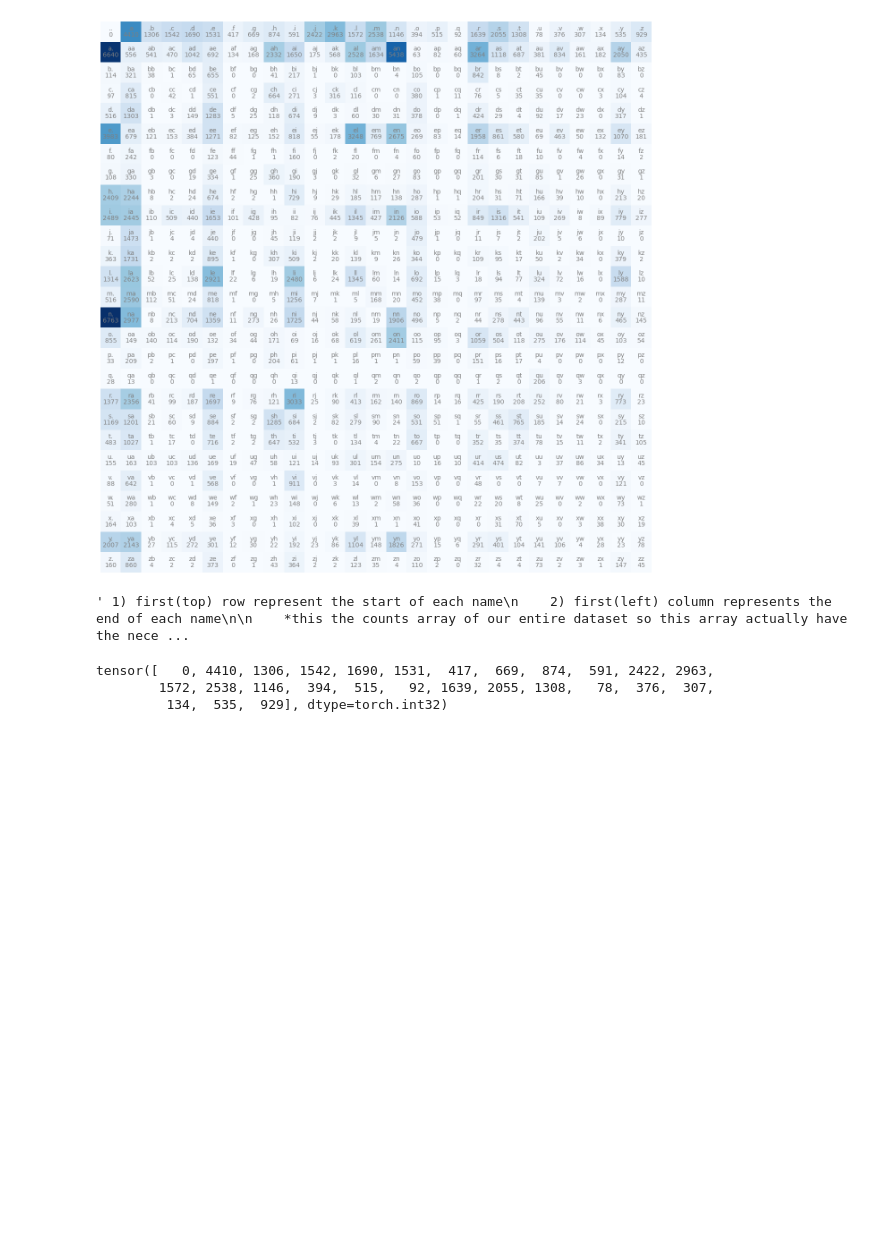
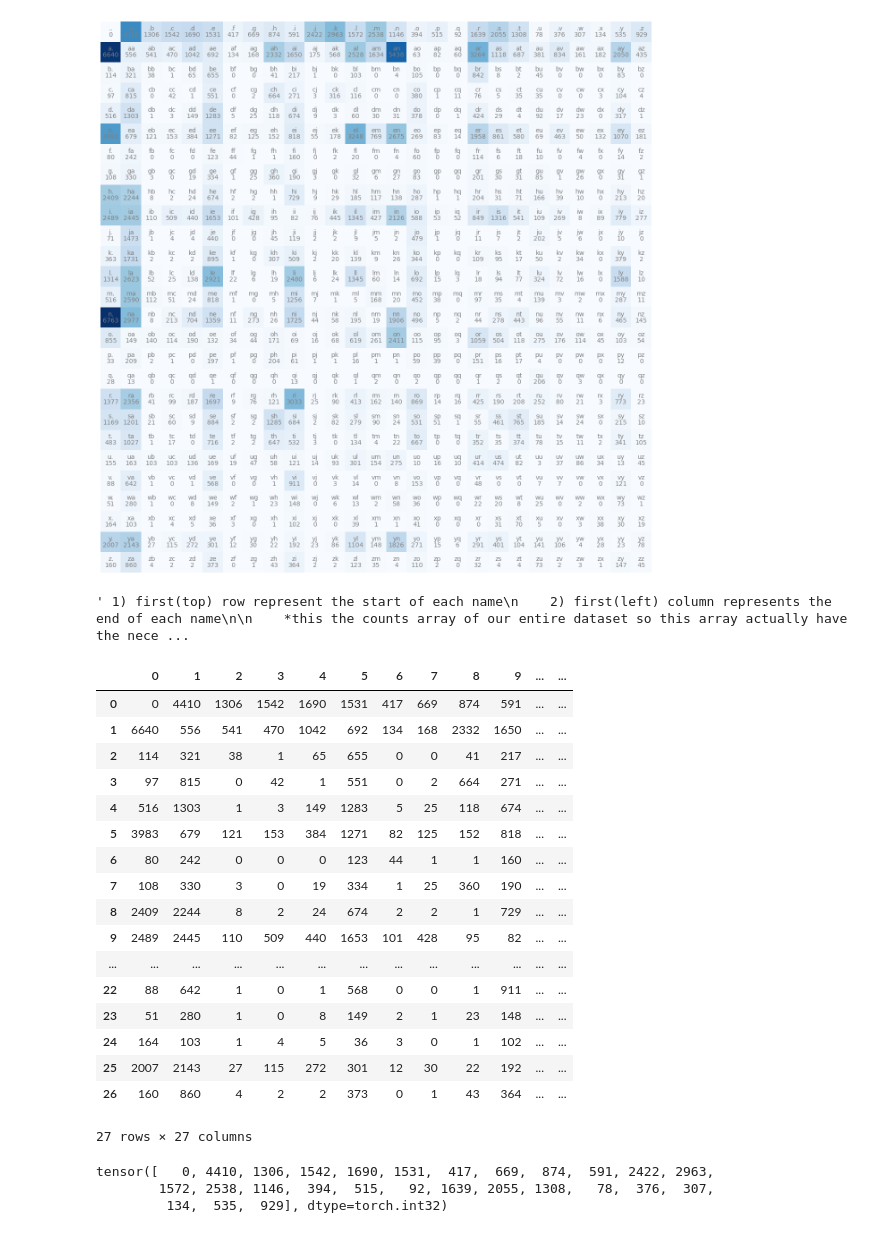
Before and after one commit to vinayvaida27/Transformer, a Jupyter notebook: makemore.ipynb, the cells around one changed output. Drawn from its saved outputs; the diff is of its cells as text; code cells hidden in the pictures; blank space fills up the shorter version.

```diff
--- a/makemore.ipynb
+++ b/makemore.ipynb
@@ -381,6 +383,28 @@ plt.show()
     """
 # %% [output]
 ' 1) first(top) row represent the start of each name\n    2) first(left) column represents the end of each name\n\n    *this the counts array of our entire dataset so this array actually have the nece ...
+# %%
+import pandas as pd
+pd.DataFrame(N)
+# %% [output]
+|  | 0 | 1 | 2 | 3 | 4 | 5 | 6 | 7 | 8 | 9 | ... | ... |
+| 0 | 0 | 4410 | 1306 | 1542 | 1690 | 1531 | 417 | 669 | 874 | 591 | ... | ... |
+| 1 | 6640 | 556 | 541 | 470 | 1042 | 692 | 134 | 168 | 2332 | 1650 | ... | ... |
+| 2 | 114 | 321 | 38 | 1 | 65 | 655 | 0 | 0 | 41 | 217 | ... | ... |
+| 3 | 97 | 815 | 0 | 42 | 1 | 551 | 0 | 2 | 664 | 271 | ... | ... |
+| 4 | 516 | 1303 | 1 | 3 | 149 | 1283 | 5 | 25 | 118 | 674 | ... | ... |
+| 5 | 3983 | 679 | 121 | 153 | 384 | 1271 | 82 | 125 | 152 | 818 | ... | ... |
+| 6 | 80 | 242 | 0 | 0 | 0 | 123 | 44 | 1 | 1 | 160 | ... | ... |
+| 7 | 108 | 330 | 3 | 0 | 19 | 334 | 1 | 25 | 360 | 190 | ... | ... |
+| 8 | 2409 | 2244 | 8 | 2 | 24 | 674 | 2 | 2 | 1 | 729 | ... | ... |
+| 9 | 2489 | 2445 | 110 | 509 | 440 | 1653 | 101 | 428 | 95 | 82 | ... | ... |
+| ... | ... | ... | ... | ... | ... | ... | ... | ... | ... | ... | ... | ... |
+| 22 | 88 | 642 | 1 | 0 | 1 | 568 | 0 | 0 | 1 | 911 | ... | ... |
+| 23 | 51 | 280 | 1 | 0 | 8 | 149 | 2 | 1 | 23 | 148 | ... | ... |
+| 24 | 164 | 103 | 1 | 4 | 5 | 36 | 3 | 0 | 1 | 102 | ... | ... |
+| 25 | 2007 | 2143 | 27 | 115 | 272 | 301 | 12 | 30 | 22 | 192 | ... | ... |
+| 26 | 160 | 860 | 4 | 2 | 2 | 373 | 0 | 1 | 43 | 364 | ... | ... |
+27 rows × 27 columns
 # %%
 ### Starting character of names sampling
 N[0]
```
Also changed, not shown: parts of 10 cells of this notebook, 1 other file.
